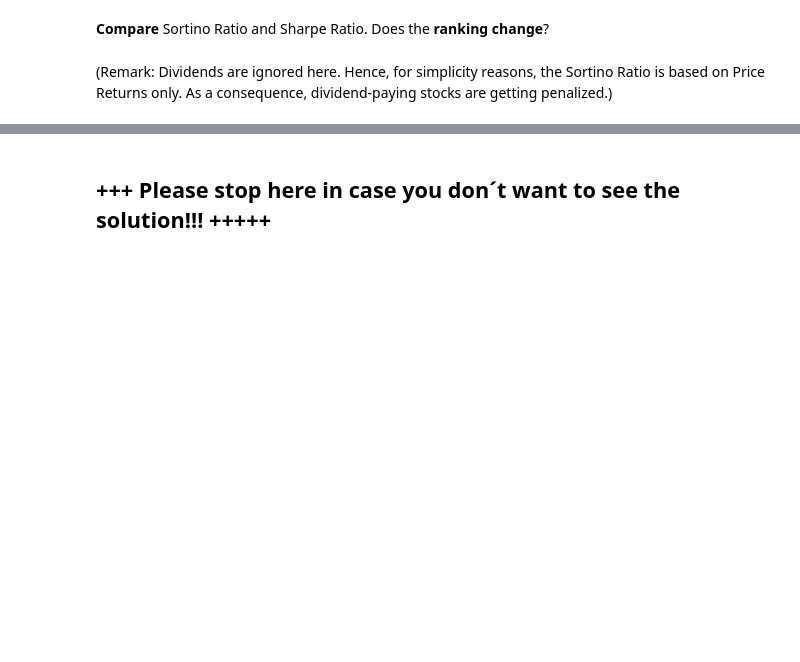
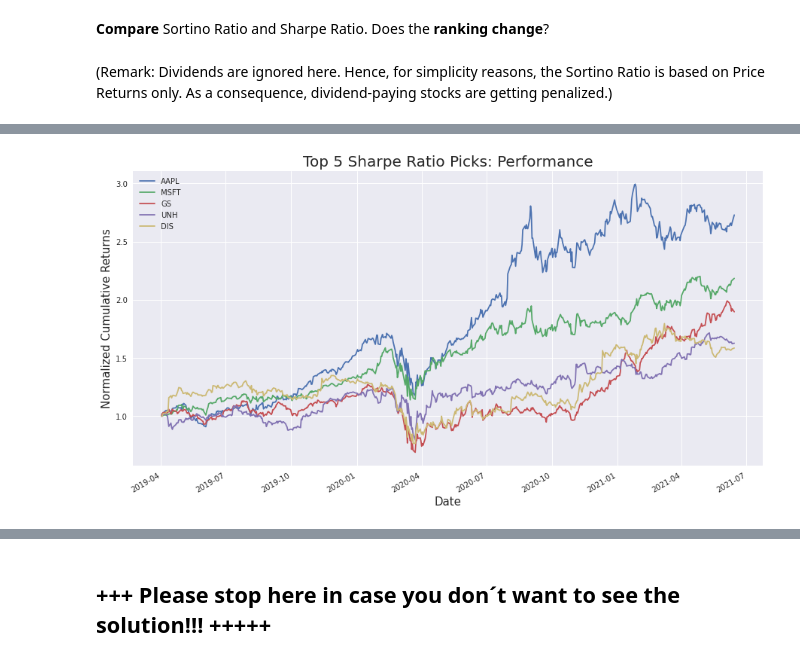
Before and after one commit to pianofreq/hagmann-perf-opt-course, a Jupyter notebook: PerfOptCourse/Section_1/NB_03_Downside_Risk_Sortino.ipynb, the cells around one changed output, grey strips where cells are left out. Cells and saved outputs as stored; diff of their text form; code cells hidden in the pictures; blank space fills up the shorter version.

Commit message:
Complete Sortino CC on Dow Jones Data

```diff
--- a/PerfOptCourse/Section_1/NB_03_Downside_Risk_Sortino.ipynb
+++ b/PerfOptCourse/Section_1/NB_03_Downside_Risk_Sortino.ipynb
@@ -80,0 +125,3 @@ __Compare__ Sortino Ratio and Sharpe Ratio. Does the __ranking change__?
+# %%
+raw = pd.read_csv('Dow_Jones.csv', parse_dates=True,index_col=['Date']).dropna()
+raw
@@ -80,0 +143,11 @@ __Compare__ Sortino Ratio and Sharpe Ratio. Does the __ranking change__?
+# %%
+norm_raw = raw.apply(norm)
+norm_returns = np.log(norm_raw/norm_raw.shift())
+results = []
+sharpe_result = sharpe_table(norm_returns).sort_values(by='Sharpe Ratio', ascending=False)
+sortino_result = sortino(norm_returns, 0).to_frame().sort_values(by=0, ascending=False)
+sortino_result.rename(columns={0:"Sortino Ratio"}, inplace=True)
+results = sharpe_table(norm_returns)
+results['Sortino Ratio'] = sortino_result
+results.loc[:,['Sharpe Ratio', 'Sortino Ratio']]
+#display(sortino_result,sharpe_result['Sharpe Ratio'].to_frame())
@@ -80,0 +172,21 @@ __Compare__ Sortino Ratio and Sharpe Ratio. Does the __ranking change__?
+# %%
+n = 5
+best = True
+sor_portfolio = list(sortino_result.sort_values(by='Sortino Ratio', ascending=not best).index[0:n].values)
+
+best_returns = np.log(norm_raw/norm_raw.shift())
+
+#best_returns.loc[:,sor_portfolio].dropna().cumsum().apply(np.exp).iloc[[-1],:].mean().mean()
+
+#old formula was incorrect, refer to NB_02 in this folder for correct formula!
+cagr=0
+
+best_returns.loc[:,sor_portfolio].dropna().cumsum().apply(np.exp).plot(figsize=(15,8))
+plt.xlabel("Date", fontsize = 15)
+plt.ylabel("Normalized Cumulative Returns", fontsize = 15)
+plt.title("Top {} Sharpe Ratio Picks: Performance".format(n,cagr*100), fontsize = 20)
+plt.show()
+#best_returns.loc[:,sor_portfolio].dropna().cumsum().apply(np.exp)
+#1.44*1.44*1.44
+# %% [output]
+[figure, added]
```
Also changed, not shown: parts of 7 cells of this notebook.
